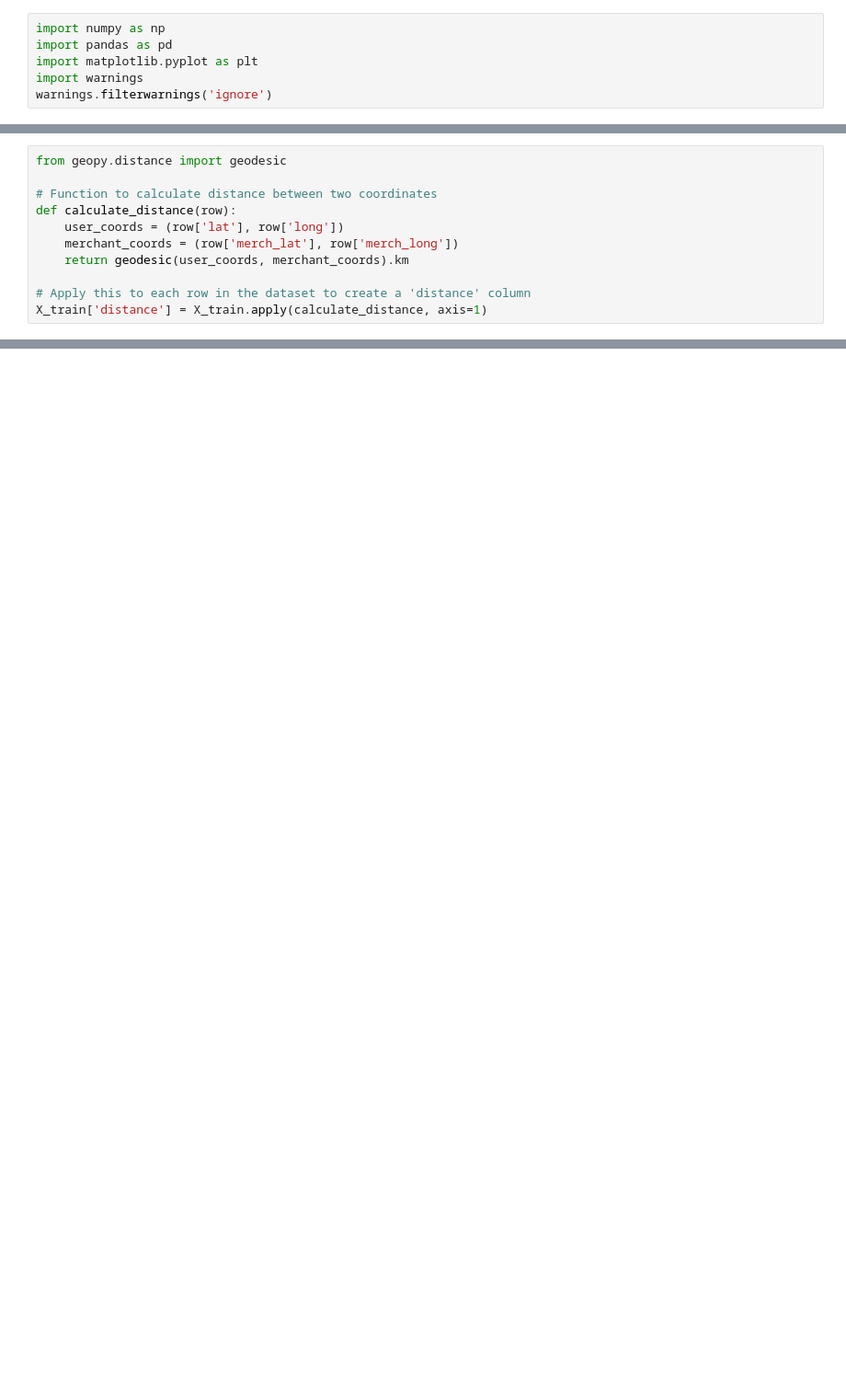
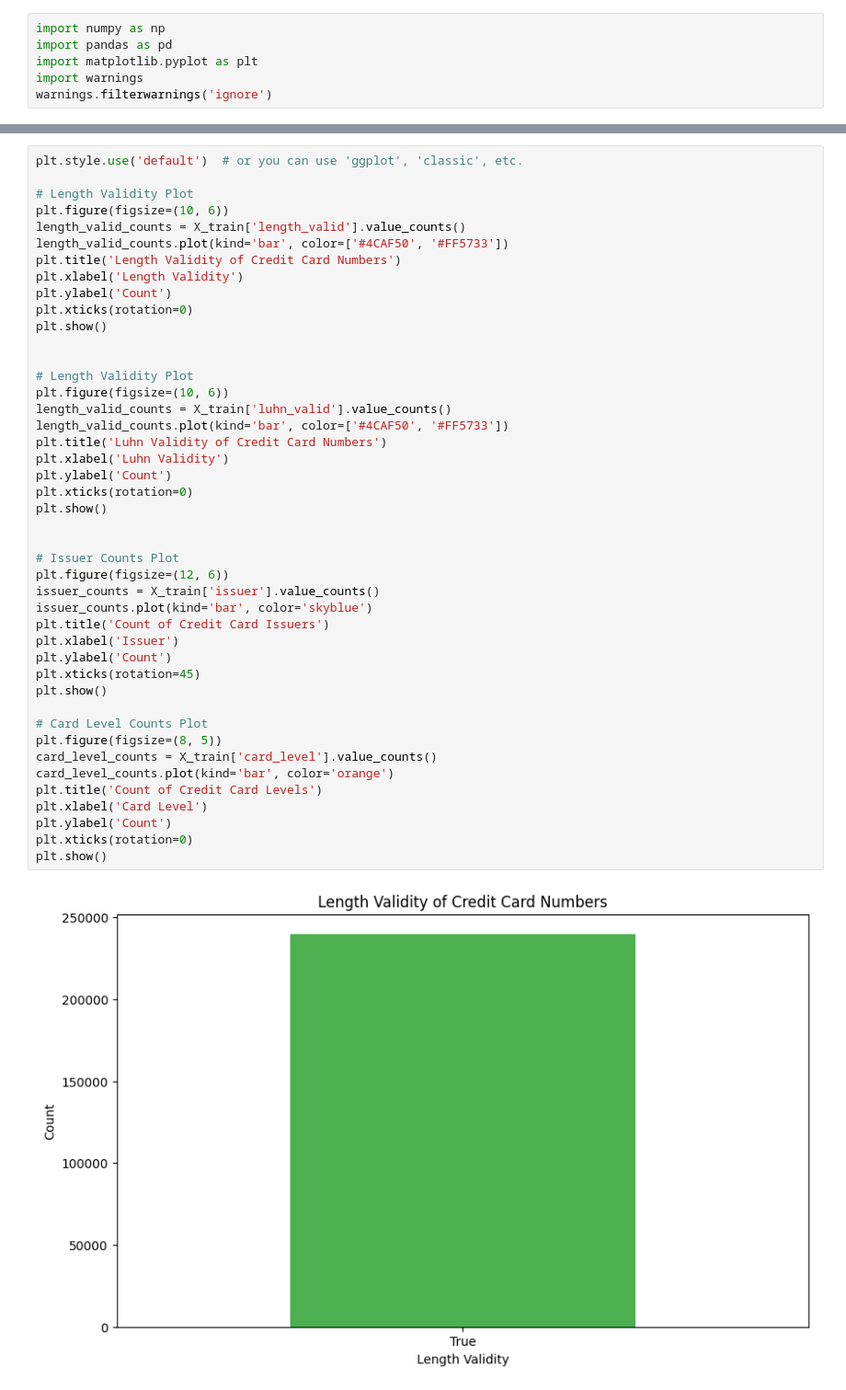
Before and after one commit to jiaweiho72/BT4012, a Jupyter notebook: notebooks/test.ipynb, the cells around one changed output, grey strips where cells are left out. Shown at 92% size. Drawn from its saved outputs; the diff is of its cells as text; blank space fills up the shorter version.

```diff
--- a/notebooks/test.ipynb
+++ b/notebooks/test.ipynb
@@ -262,11 +152,0 @@ print(analysis_results)
-# %%
-from geopy.distance import geodesic
-
-# Function to calculate distance between two coordinates
-def calculate_distance(row):
-    user_coords = (row['lat'], row['long'])
-    merchant_coords = (row['merch_lat'], row['merch_long'])
-    return geodesic(user_coords, merchant_coords).km
-
-# Apply this to each row in the dataset to create a 'distance' column
-X_train['distance'] = X_train.apply(calculate_distance, axis=1)
@@ -355,0 +169,46 @@ X_train
+# %%
+plt.style.use('default')  # or you can use 'ggplot', 'classic', etc.
+
+# Length Validity Plot
+plt.figure(figsize=(10, 6))
+length_valid_counts = X_train['length_valid'].value_counts()
+length_valid_counts.plot(kind='bar', color=['#4CAF50', '#FF5733'])
+plt.title('Length Validity of Credit Card Numbers')
+plt.xlabel('Length Validity')
+plt.ylabel('Count')
+plt.xticks(rotation=0)
+plt.show()
+
+
+# Length Validity Plot
+plt.figure(figsize=(10, 6))
+length_valid_counts = X_train['luhn_valid'].value_counts()
+length_valid_counts.plot(kind='bar', color=['#4CAF50', '#FF5733'])
+plt.title('Luhn Validity of Credit Card Numbers')
+plt.xlabel('Luhn Validity')
+plt.ylabel('Count')
+plt.xticks(rotation=0)
+plt.show()
+
+
+# Issuer Counts Plot
+plt.figure(figsize=(12, 6))
+issuer_counts = X_train['issuer'].value_counts()
+issuer_counts.plot(kind='bar', color='skyblue')
+plt.title('Count of Credit Card Issuers')
+plt.xlabel('Issuer')
+plt.ylabel('Count')
+plt.xticks(rotation=45)
+plt.show()
+
+# Card Level Counts Plot
+plt.figure(figsize=(8, 5))
+card_level_counts = X_train['card_level'].value_counts()
+card_level_counts.plot(kind='bar', color='orange')
+plt.title('Count of Credit Card Levels')
+plt.xlabel('Card Level')
+plt.ylabel('Count')
+plt.xticks(rotation=0)
+plt.show()
+# %% [output]
+[figure, added]
```
Also changed, not shown: parts of 17 cells of this notebook.
